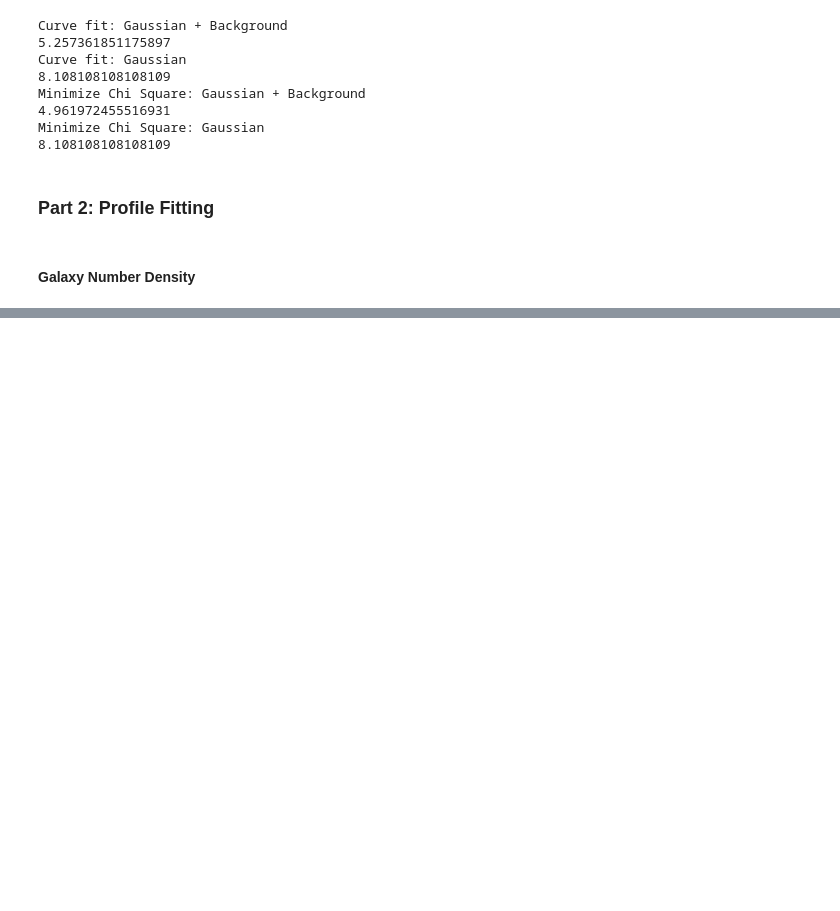
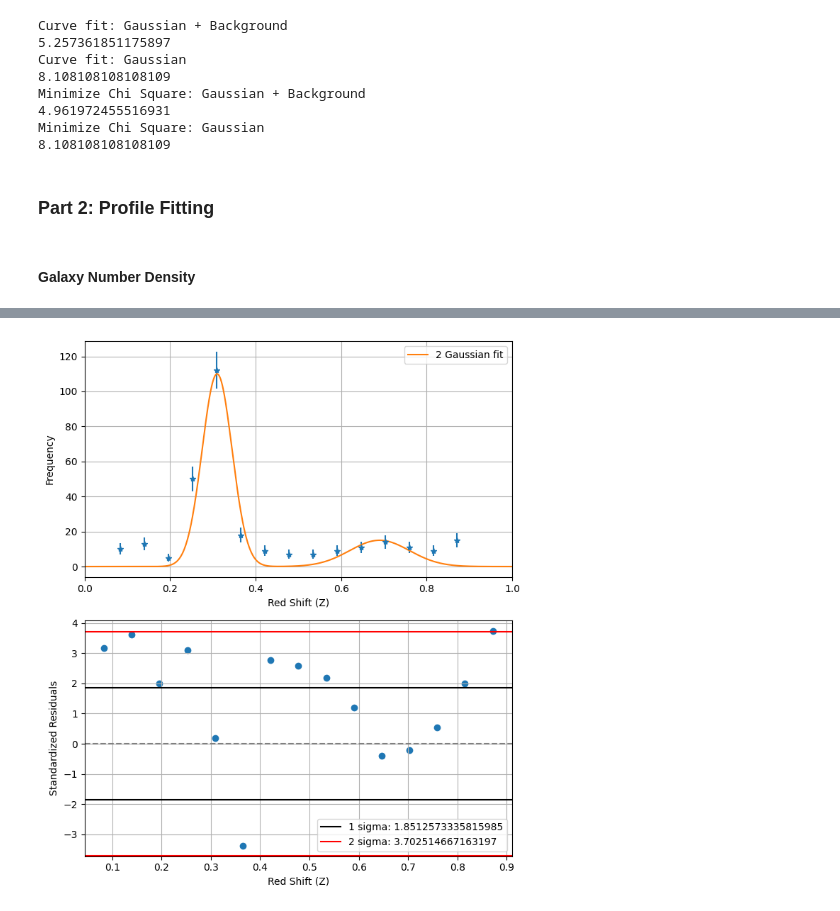
Before and after one commit to jdgv1709/Statistical-Analysis-of-the-Bullet-Cluster-Statistics-1-Course, a Jupyter notebook: Final Exam.ipynb, the cells around one changed output, grey strips where cells are left out. Saved outputs shown, nothing was run; the diff lists cells and outputs as text; code cells hidden in the pictures; blank space fills up the shorter version.

Commit message:
Part 2 N and SX fits

```diff
--- a/Final Exam.ipynb
+++ b/Final Exam.ipynb
@@ -214,0 +270,31 @@ Parameter: Sigma_cl: 0.027624061335812525 . Standar Deviation Error: 0.001257605
+# %%
+# 2.4: Three-panel figure
+fig, axes = plt.subplots(2, 1, figsize=(7, 8))
+axes[0].errorbar(x_bins,N_obs,yerr=sigma_N,fmt="*")
+axes[0].set_ylabel("Frequency")
+axes[0].set_xlabel("Red Shift (Z)")
+axes[0].set_xlim((0,1))
+axes[0].grid("True")
+axes[0].plot(x,model_2gauss(x, *best_params),label="2 Gaussian fit")
+axes[0].legend()
+axes[0].grid(True)
+# Panel 2 — Residuals
+#axes[1]: (mu_obs - mu_m3_fit) / sigma_i vs z
+residual= (N_obs-model_2gauss(x_bins,*best_params))/sigma_N
+axes[1].scatter(x_bins,residual)
+# Add horizontal lines at ±1, ±2 sigma
+axes[1].axhline(np.std(residual),color="black")
+axes[1].axhline(-1*np.std(residual),label="1 sigma: "+str(np.std(residual)),color="black")
+axes[1].axhline(2*np.std(residual),color="r",label="2 sigma: "+str(2*np.std(residual)))
+axes[1].axhline(-2*np.std(residual),color="r")
+# Add horizontal line at 0
+axes[1].axhline(0,ls="--",color="gray")
+axes[1].legend()
+axes[1].grid(True)
+axes[1].set_xlabel("Red Shift (Z)")
+axes[1].set_ylabel("Standardized Residuals")
+plt.tight_layout()
+#plt.savefig('part2_chi2_fit.pdf')
+plt.show()
+# %% [output]
+[figure, added]
```
Also changed, not shown: parts of 13 cells of this notebook.
